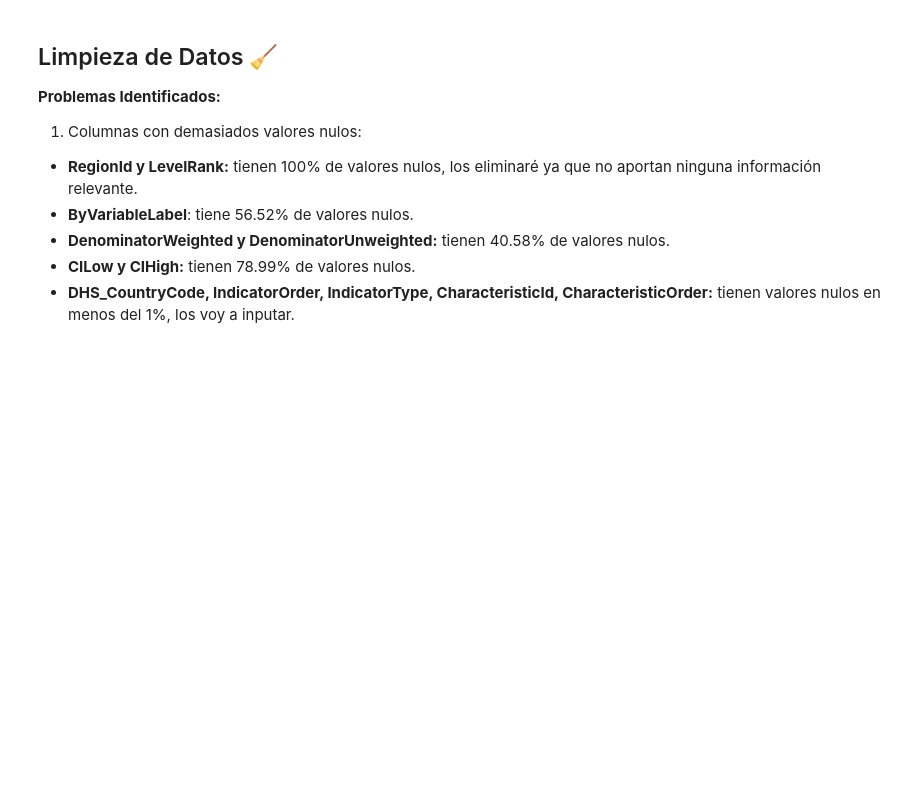
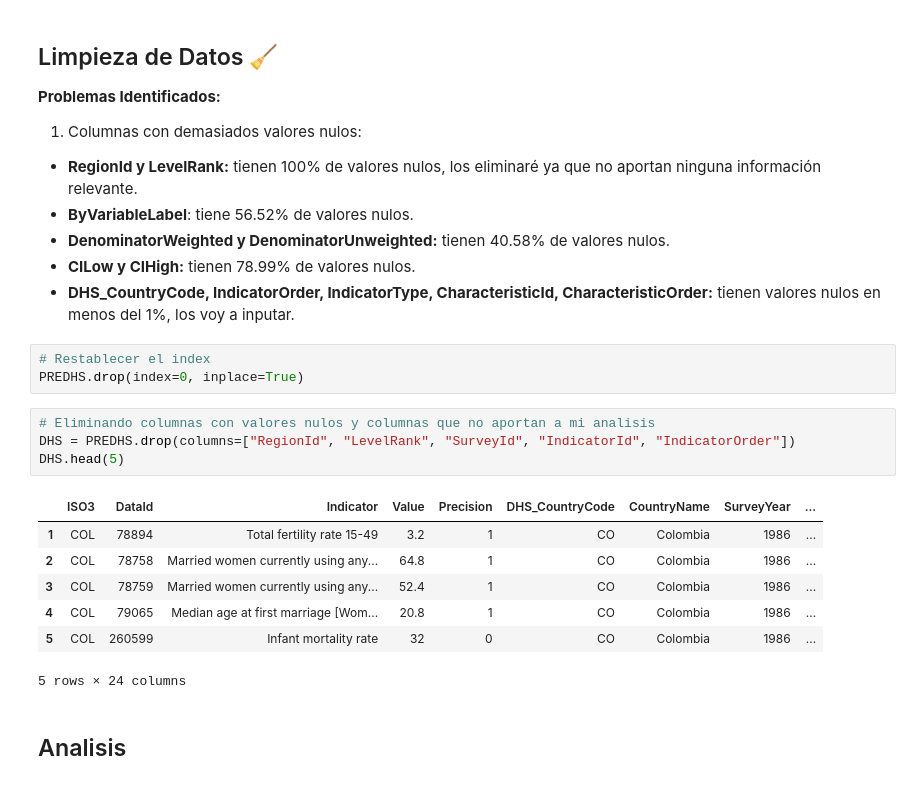
Before and after one commit to irisdev06/Salud-en-Colombia, a Jupyter notebook: PREDHS.ipynb, the cells around one changed output. Drawn from its saved outputs; the diff is of its cells as text; blank space fills up the shorter version.

```diff
--- a/PREDHS.ipynb
+++ b/PREDHS.ipynb
@@ -100,3 +101,20 @@ dtype: float64
 - **DenominatorWeighted y DenominatorUnweighted:** tienen 40.58% de valores nulos.
 -  **CILow y CIHigh:** tienen 78.99% de valores nulos.
 - **DHS_CountryCode, IndicatorOrder, IndicatorType, CharacteristicId, CharacteristicOrder:** tienen valores nulos en menos del 1%, los voy a inputar.
+# %%
+# Restablecer el index
+PREDHS.drop(index=0, inplace=True)
+# %%
+# Eliminando columnas con valores nulos y columnas que no aportan a mi analisis
+DHS = PREDHS.drop(columns=["RegionId", "LevelRank", "SurveyId", "IndicatorId", "IndicatorOrder"])
+DHS.head(5)
+# %% [output]
+|  | ISO3 | DataId | Indicator | Value | Precision | DHS_CountryCode | CountryName | SurveyYear | ... |
+| 1 | COL | 78894 | Total fertility rate 15-49 | 3.2 | 1 | CO | Colombia | 1986 | ... |
+| 2 | COL | 78758 | Married women currently using any... | 64.8 | 1 | CO | Colombia | 1986 | ... |
+| 3 | COL | 78759 | Married women currently using any... | 52.4 | 1 | CO | Colombia | 1986 | ... |
+| 4 | COL | 79065 | Median age at first marriage [Wom... | 20.8 | 1 | CO | Colombia | 1986 | ... |
+| 5 | COL | 260599 | Infant mortality rate | 32 | 0 | CO | Colombia | 1986 | ... |
+5 rows × 24 columns
+# %% [markdown]
+## Analisis
```
Also changed, not shown: parts of 5 cells of this notebook, 1 other file.
